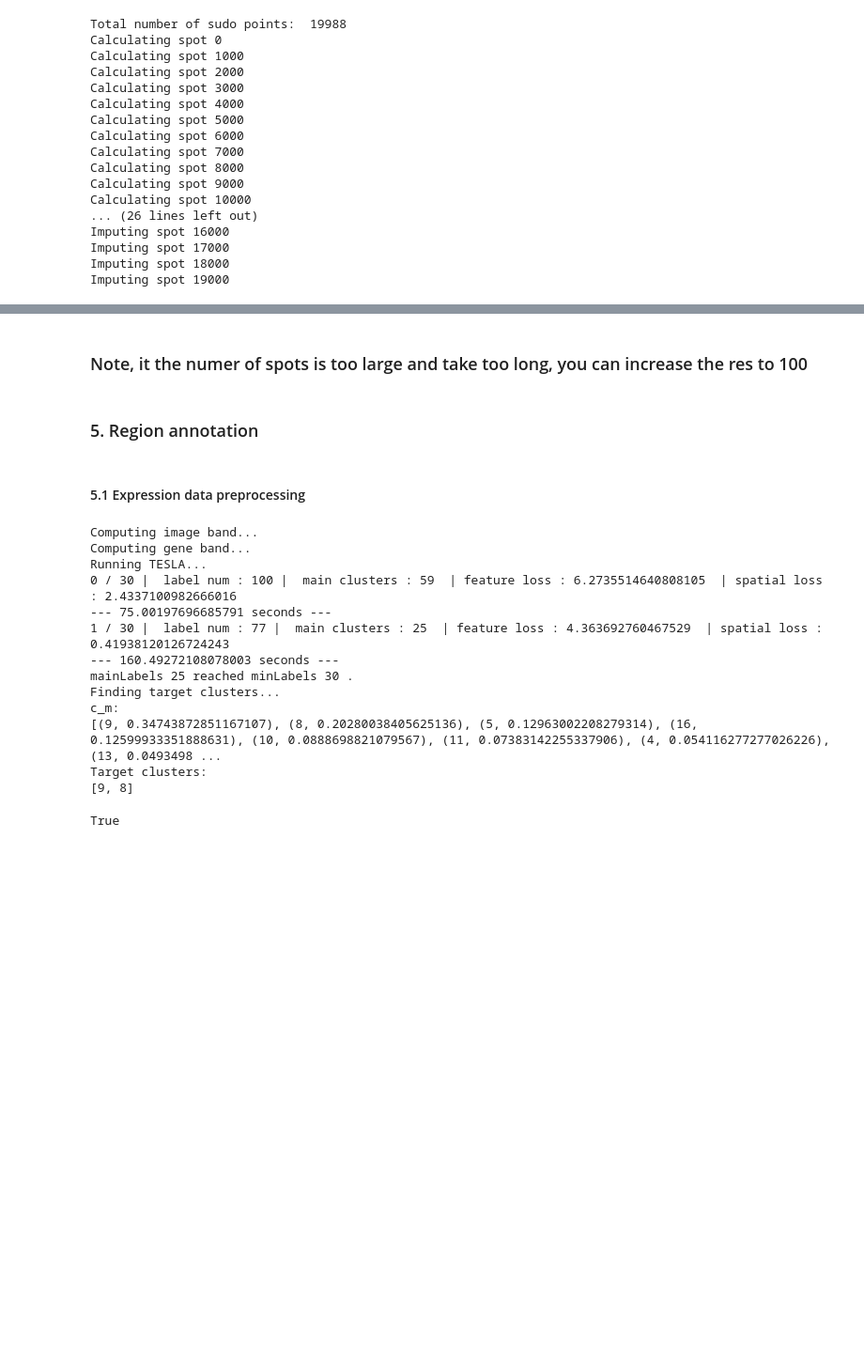
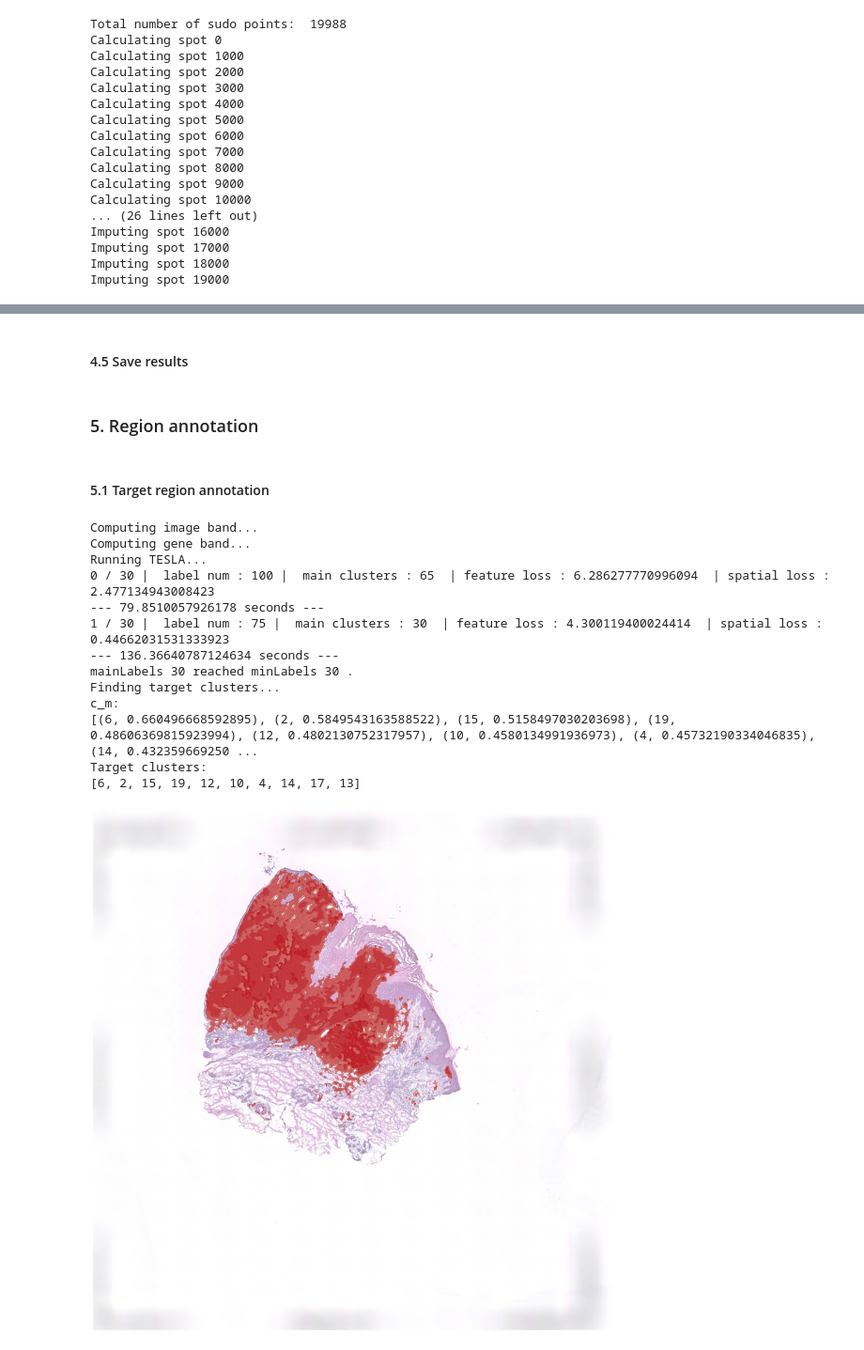
Before and after one commit to jianhuupenn/TESLA, a Jupyter notebook: tutorial/tutorial.ipynb, the cells around one changed output, grey strips where cells are left out. Shown at 94% size. Saved outputs shown, nothing was run; the diff lists cells and outputs as text; code cells hidden in the pictures; blank space fills up the shorter version.

```diff
--- a/tutorial/tutorial.ipynb
+++ b/tutorial/tutorial.ipynb
@@ -169,2 +191,2 @@ fig.figure.show()
-# %% [markdown]
-### Note, it the numer of spots is too large and take too long, you can increase the res to 100
+# %% [markdown]
+#### 4.5 Save results
@@ -171,26 +195,39 @@ fig.figure.show()
 # %% [markdown]
 ### 5. Region annotation
 # %% [markdown]
-#### 5.1 Expression data preprocessing
+#### 5.1 Target region annotation
 # %%
 #Select your gene list
-#For example, if we want to annotate B cell, use B cell's markers
-genes=['CD79B', 'CD19', 'CD79A', 'MS4A1', 'CD22''CD79B', 'CD19', 'CD79A', 'MS4A1', 'CD22']
-pred_refined, target_clusters, c_m=tesla.annotation(img=img, sudo_adata=sudo_adata, genes=genes, resize_factor=resize_factor, binary=binary)
-ret_img=tesla.visualize_annotation(pred_refined=pred_refined, target_clusters=target_clusters, c_m=c_m, img=img, binary=binary, resize_factor=resize_factor)
-cv2.imwrite('./test.jpg', ret_img)
+#For example, if we want to annotate tumor region, use tumor markers
+genes=['BUB1B', 'KIF1C','TOP2A', 'CD151', 'MMP10', 'PTHLH','FEZ1','IL24','KCNMA','INHBA','MAGEA4','NT5E','LAMC2','SLITRK6']
+genes=list(set([i for i in genes if i in enhanced_exp_adata.var.index ]))
+pred_refined, target_clusters, c_m=tesla.annotation(img=img,
+                                                    binary=binary,
+                                                    sudo_adata=enhanced_exp_adata,
+                                                    genes=genes,
+                                                    resize_factor=resize_factor)
+#Plot
+ret_img=tesla.plot_annotation(img=img,
+                              binary=binary,
+                              resize_factor=resize_factor,
+                              pred_refined=pred_refined,
+                              target_clusters=target_clusters,
+                              c_m=c_m)
+
+cv2.imwrite('./results/tumor.jpg', ret_img)
+Image(filename='./results/tumor.jpg')
 # %% [output]
 Computing image band...
 Computing gene band...
 Running TESLA...
-0 / 30 |  label num : 100 |  main clusters : 59  | feature loss : 6.2735514640808105  | spatial loss : 2.4337100982666016
---- 75.00197696685791 seconds ---
-1 / 30 |  label num : 77 |  main clusters : 25  | feature loss : 4.363692760467529  | spatial loss : 0.41938120126724243
---- 160.49272108078003 seconds ---
-mainLabels 25 reached minLabels 30 .
+0 / 30 |  label num : 100 |  main clusters : 65  | feature loss : 6.286277770996094  | spatial loss : 2.477134943008423
+--- 79.8510057926178 seconds ---
+1 / 30 |  label num : 75 |  main clusters : 30  | feature loss : 4.300119400024414  | spatial loss : 0.44662031531333923
+--- 136.36640787124634 seconds ---
+mainLabels 30 reached minLabels 30 .
 Finding target clusters...
 c_m:
-[(9, 0.34743872851167107), (8, 0.20280038405625136), (5, 0.12963002208279314), (16, 0.12599933351888631), (10, 0.0888698821079567), (11, 0.07383142255337906), (4, 0.054116277277026226), (13, 0.0493498 ...
+[(6, 0.660496668592895), (2, 0.5849543163588522), (15, 0.5158497030203698), (19, 0.48606369815923994), (12, 0.4802130752317957), (10, 0.4580134991936973), (4, 0.45732190334046835), (14, 0.432359669250 ...
 Target clusters:
-[9, 8]
+[6, 2, 15, 19, 12, 10, 4, 14, 17, 13]
-True
+[figure, added]
```
Also changed, not shown: parts of 36 cells of this notebook.
